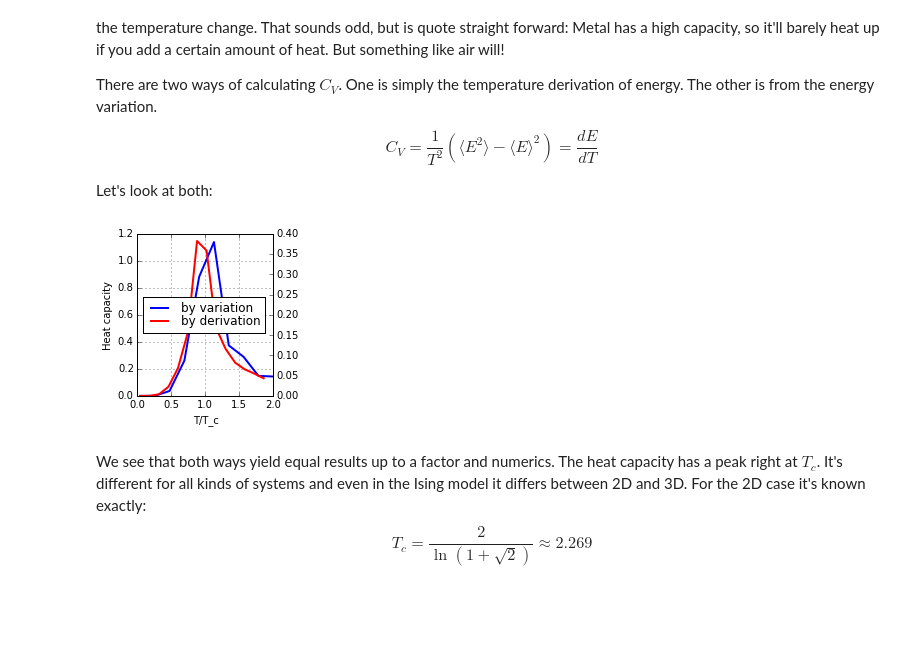
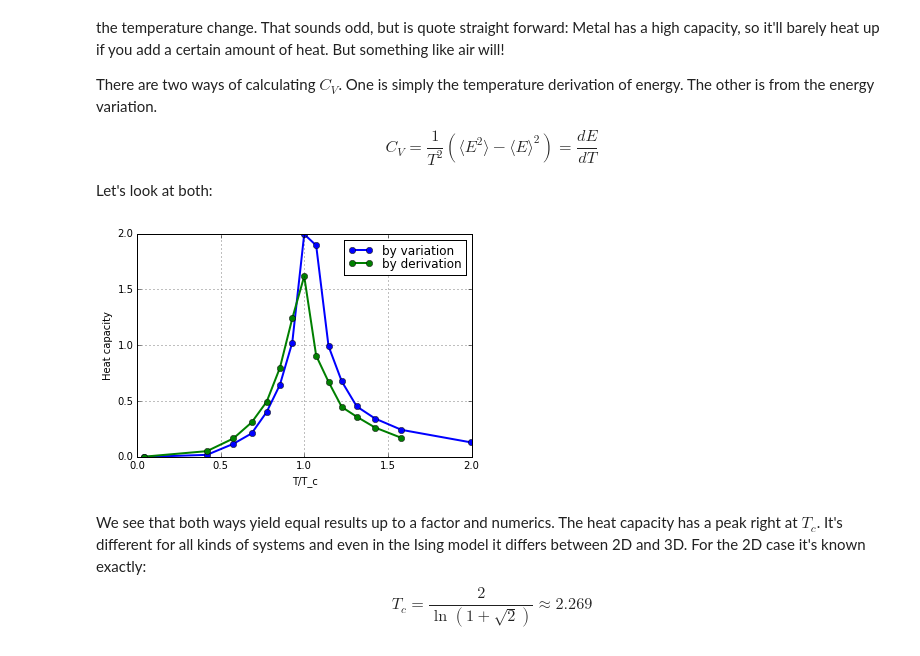
Before and after one commit to s9w/magneto, a Jupyter notebook: usage.ipynb, the cells around one changed output. Cells and saved outputs as stored; diff of their text form; code cells hidden in the pictures; blank space fills up the shorter version.

```diff
--- a/usage.ipynb
+++ b/usage.ipynb
@@ -1,10 +1,16 @@
 # %%
 # Initializing some things
 import numpy as np
+from scipy.optimize import curve_fit
+
 import matplotlib.pyplot as plt
+import matplotlib as mpl
 %matplotlib inline
-
-import matplotlib as mpl
+mpl.rcParams['lines.linewidth'] = 2
+mpl.rcParams['lines.marker'] = "o"
+mpl.rcParams['axes.grid'] = True
+mpl.rcParams['legend.labelspacing'] = 0.0
+# mpl.rc('lines', linewidth=2, color='r')
 cmap = mpl.cm.get_cmap(name='YlOrRd')
 colors3 = [cmap(x) for x in [0.4, 0.6, 0.9]]
 # %% [markdown]
@@ -124,24 +127,15 @@ $$C_V=\frac{1}{T^2}(\langle E^2\rangle - \langle E\rangle^2)=\frac{dE}{dT}$$
 Let's look at both:
 # %%
 # !ising -L=60 -TSteps=15 -N2=500 -cv=cv
-fig = plt.figure(figsize=(3,3))
-ax = fig.add_subplot(111, xlabel="T/T_c", ylabel="Heat capacity")
-ax2 = ax.twinx()
-ax.grid(True)
+ax = plt.subplot(111, xlabel="T/T_c", ylabel="Heat capacity")
 
-# plotting
 T, cv = np.loadtxt("cv.txt",  delimiter=", ", unpack=True)
-ax.plot(T/Tc, cv, label="by variation", lw=2)
-T, E = np.loadtxt("en_cv.txt",  delimiter=", ", unpack=True)
-ax2.plot(T[:-1]/Tc, np.diff(E), "red", label="by derivation", lw=2)
-
-# legend
-lines, labels = ax.get_legend_handles_labels()
-lines2, labels2 = ax2.get_legend_handles_labels()
-ax2.legend(lines + lines2, labels + labels2, loc="center left", labelspacing=0.0)
-fig.tight_layout()
+ax.plot(T/Tc, cv, label="by variation")
+T, E = np.loadtxt("en.txt",  delimiter=", ", unpack=True)
+ax.plot(T[:-1]/Tc, np.diff(E)/np.diff(T), label="by derivation")
+ax.legend(loc="upper right");
 # %% [output]
-[figure, old version]
+[figure, new version]
 # %% [markdown]
 We see that both ways yield equal results up to a factor and numerics. The heat capacity has a peak right at $T_c$. It's different for all kinds of systems and even in the Ising model it differs between 2D and 3D. For the 2D case it's known exactly: $$T_c=\frac{2}{\ln(1+\sqrt 2)}\approx 2.269$$
 # %% [markdown]
```
Also changed, not shown: parts of 16 cells of this notebook, 9 other files.
